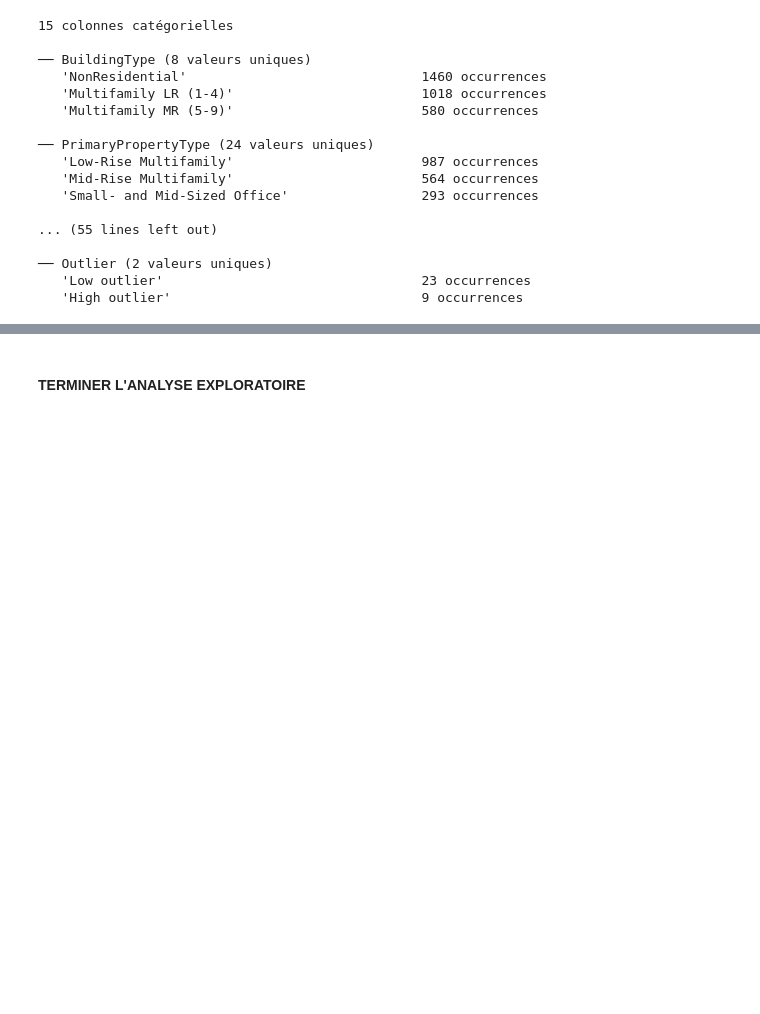
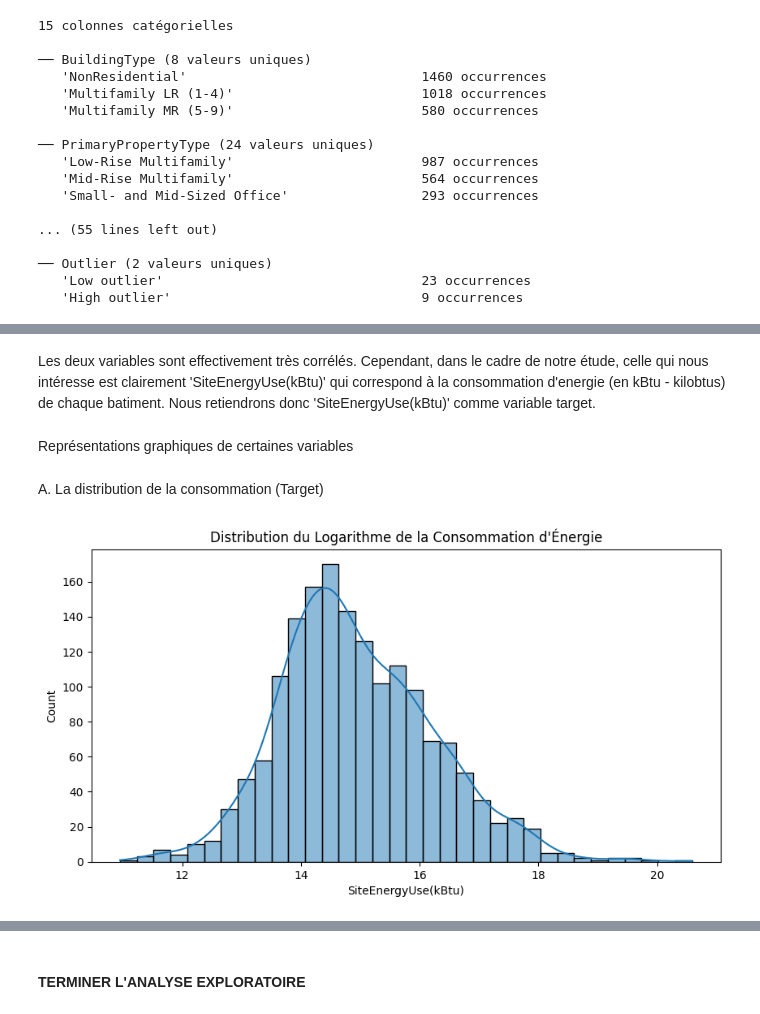
Before and after one commit to AxelFB1992/projet6, a Jupyter notebook: template_modelisation_supervisee.ipynb, the cells around one changed output, grey strips where cells are left out. Saved outputs shown, nothing was run; the diff lists cells and outputs as text; code cells hidden in the pictures; blank space fills up the shorter version.

```diff
--- a/template_modelisation_supervisee.ipynb
+++ b/template_modelisation_supervisee.ipynb
@@ -105,0 +276,6 @@ for col in cols_qualitatives:
+# %% [markdown]
+Les deux variables sont effectivement très corrélés. Cependant, dans le cadre de notre étude, celle qui nous intéresse est clairement 'SiteEnergyUse(kBtu)' qui correspond à la consommation d'energie (en kBtu - kilobtus) de chaque batiment. Nous retiendrons donc 'SiteEnergyUse(kBtu)' comme variable target.
+# %% [markdown]
+Représentations graphiques de certaines variables
+# %% [markdown]
+A. La distribution de la consommation (Target)
@@ -105,0 +284,8 @@ for col in cols_qualitatives:
+# %%
+plt.figure(figsize=(10, 5))
+sns.histplot(np.log1p(filtered_5_building_consumption['SiteEnergyUse(kBtu)']), kde=True)
+#sns.histplot(filtered_5_building_consumption['SiteEnergyUse(kBtu)'], kde=True)
+plt.title('Distribution du Logarithme de la Consommation d\'Énergie')
+plt.show()
+# %% [output]
+[figure, added]
```
Also changed, not shown: parts of 22 cells of this notebook.
